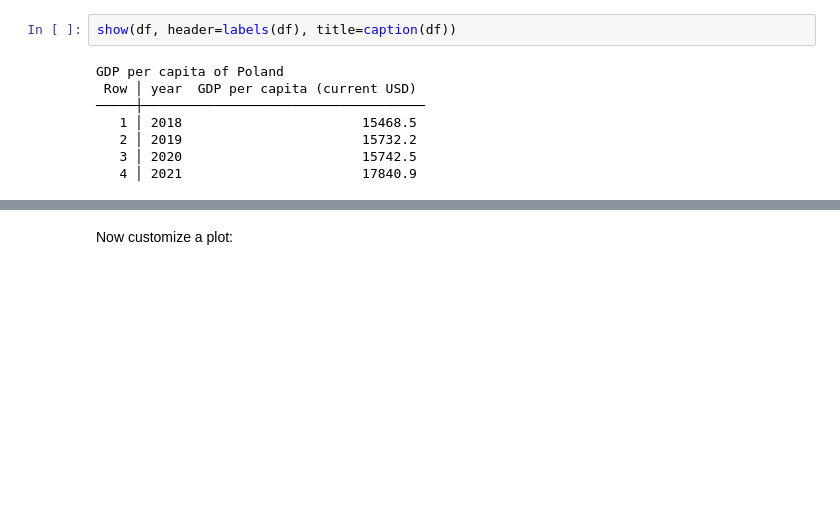
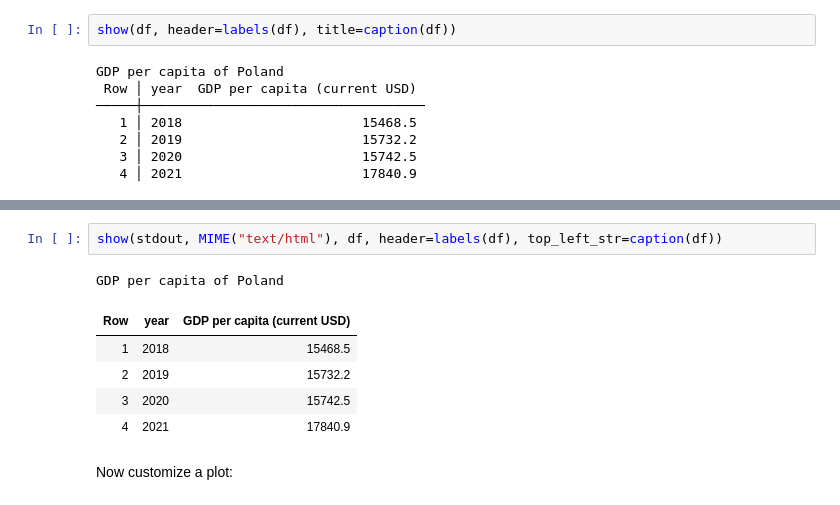
Before and after one commit to JuliaData/TableMetadataTools.jl, a Jupyter notebook: docs/demo.ipynb, the cells around one changed output, grey strips where cells are left out. Drawn from its saved outputs; the diff is of its cells as text; blank space fills up the shorter version.

```diff
--- a/docs/demo.ipynb
+++ b/docs/demo.ipynb
@@ -342,3 +398,12 @@ GDP per capita of Poland
+# %%
+show(stdout, MIME("text/html"), df, header=labels(df), top_left_str=caption(df))
+# %% [output]
+GDP per capita of Poland
+| Row | year | GDP per capita (current USD) |
+| 1 | 2018 | 15468.5 |
+| 2 | 2019 | 15732.2 |
+| 3 | 2020 | 15742.5 |
+| 4 | 2021 | 17840.9 |
 # %% [markdown]
 Now customize a plot:
 # %%
```
Also changed, not shown: parts of 8 cells of this notebook, 2 other files.
